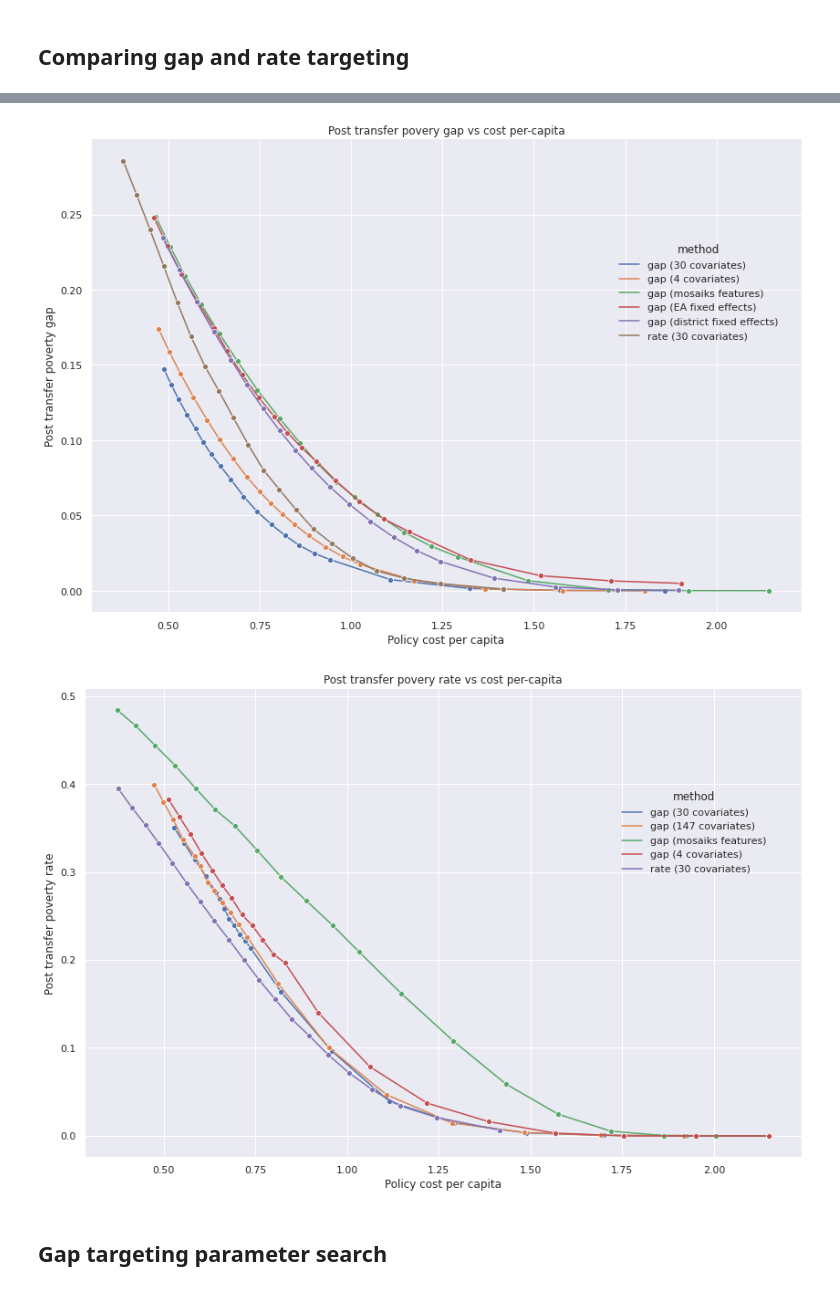
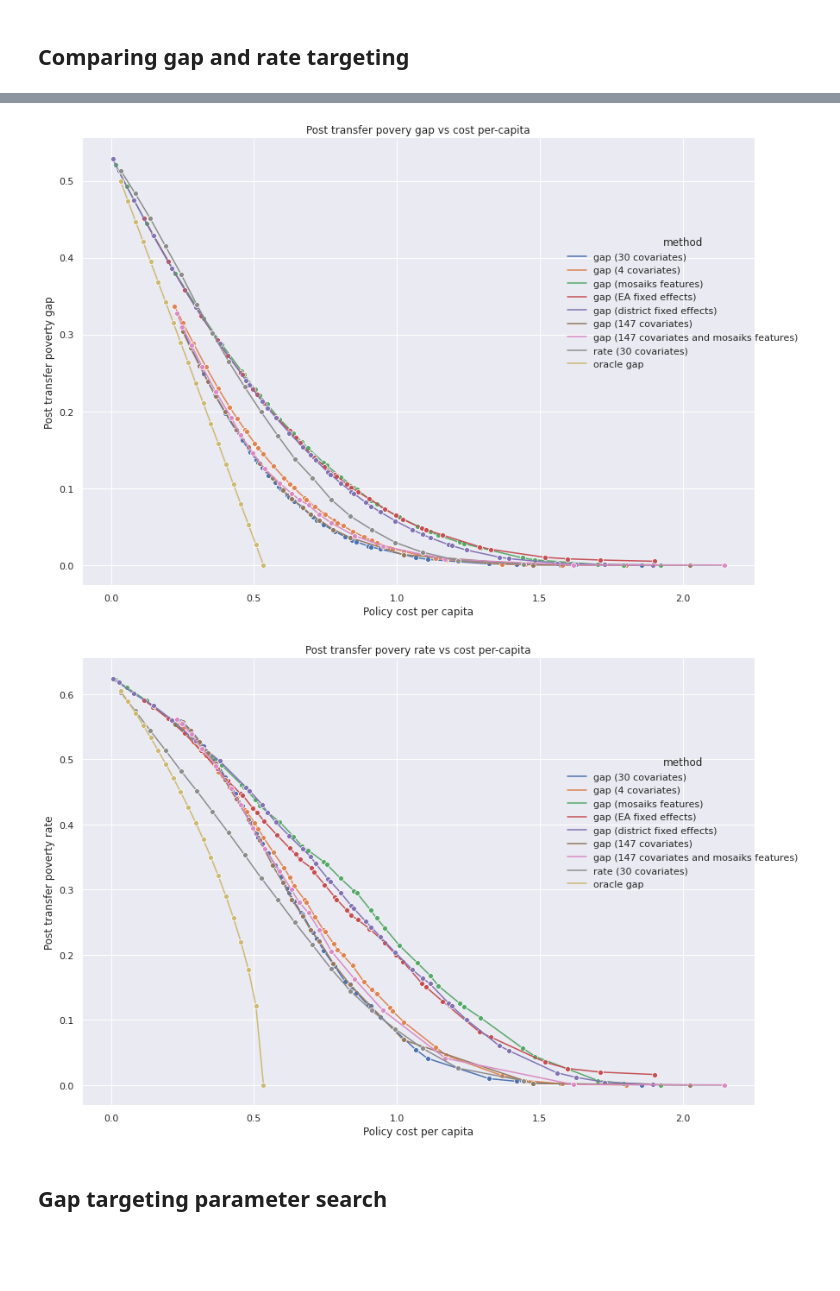
Before and after one commit to lselker13/eop, a Jupyter notebook: run_simulations/plot_malawi.ipynb, the cells around one changed output, grey strips where cells are left out. Cells and saved outputs as stored; diff of their text form; code cells hidden in the pictures; blank space fills up the shorter version.

Commit message:
Update code to run and visualize Malawi simulations

```diff
--- a/run_simulations/plot_malawi.ipynb
+++ b/run_simulations/plot_malawi.ipynb
@@ -48,8 +47,14 @@ gap_targeting_results.loc[gap_targeting_results.features == 'district', 'method'
 gap_targeting_results.loc[gap_targeting_results.features == 'mosaiks', 'method'] = (
     'gap (mosaiks features)'
 )
-
-gap_targeting_results = gap_targeting_results[gap_targeting_results.features != '3_selected_durable']
+gap_targeting_results.loc[gap_targeting_results.features == 'mosaiks_and_durable', 'method'] = (
+    'gap (147 covariates and mosaiks features)'
+)
 
 rate_targeting_results = pd.read_csv(results_path / 'rate_for_gap_comparison' / 'malawi.csv')
 rate_targeting_results.method = 'rate (30 covariates)'
+
+oracle_gap_targeting_results = pd.read_csv(results_path / 'oracle_gap' / 'malawi.csv')
+oracle_gap_targeting_results['method'] = (
+    'oracle gap'
+)
@@ -66,21 +61,28 @@ Name: count, dtype: int64
 # %%
-both = pd.concat((gap_targeting_results, rate_targeting_results))
+gap_comparison = pd.concat((gap_targeting_results, rate_targeting_results, oracle_gap_targeting_results))
+gap_comparison.drop_duplicates(
+    subset=[
+        'method', 'unconditional_tolerance', 'conditional_tolerance', 'd', 'nclass',
+        'features', 'lambda', 'n_quantiles', 'hidden_layer_size', 'scheme'
+    ],
+    keep='last', inplace=True
+)
 # %%
 fg = relplot(
-    data=both, kind='line',
+    data=gap_comparison, kind='line',
     x="policy_cost_per_capita", y="post_transfer_poverty_gap", hue="method",
     marker='o', height=8, aspect=12/8
 )
 fg.set(
     xlabel='Policy cost per capita', ylabel='Post transfer poverty gap',
     title='Post transfer povery gap vs cost per-capita'
 )
 sns.move_legend(fg, "upper right",bbox_to_anchor=(.8,.8))
 # %% [output]
-[figure, old version]
+[figure, new version]
 # %%
 fg = relplot(
-    data=both, kind='line',
+    data=gap_comparison, kind='line',
     x="policy_cost_per_capita", y="post_transfer_poverty_rate", hue="method",
     marker='o', height=8, aspect=12/8
 )
@@ -90,7 +92,7 @@ fg.set(
 )
 sns.move_legend(fg, "upper right",bbox_to_anchor=(.8,.8))
 # %% [output]
-[figure, old version]
+[figure, new version]
 # %% [markdown]
 ## Gap targeting parameter search
 # %%
```
Also changed, not shown: parts of 2 cells of this notebook, 3 other files.
